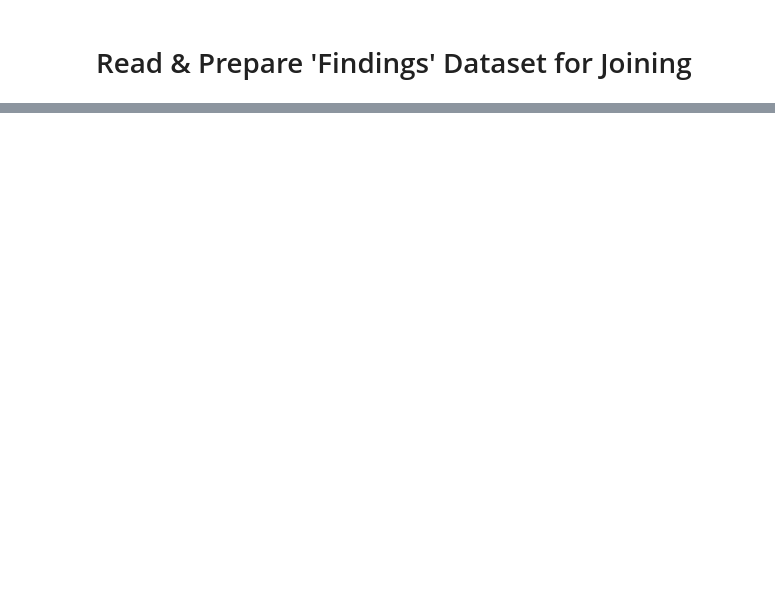
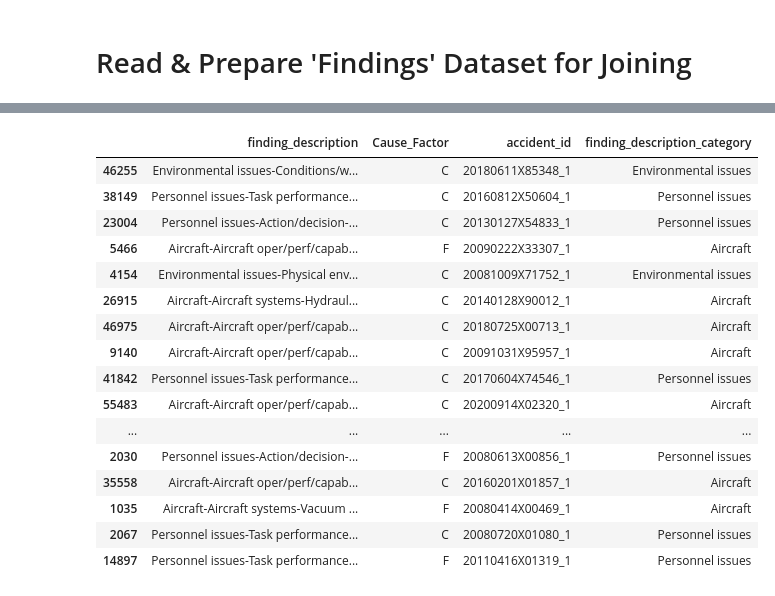
Before and after one commit to TheErdosInstitute-Summer2025-Project/aviation-project, a Jupyter notebook: jupyter-notebooks/findings_cleaning.ipynb, the cells around one changed output, grey strips where cells are left out. Drawn from its saved outputs; the diff is of its cells as text; code cells hidden in the pictures; blank space fills up the shorter version.

```diff
--- a/jupyter-notebooks/findings_cleaning.ipynb
+++ b/jupyter-notebooks/findings_cleaning.ipynb
@@ -51,0 +30,8 @@ export = pd.concat([data['accident_id'],engine_dummies],axis=1)
+# %%
+## remove blank or NaN
+indexCorF = df[ (df['Cause_Factor'] != 'C') & (df['Cause_Factor'] != 'F') ].index
+df.drop(indexCorF , inplace=True)
+
+## Set new id for each case
+df['accident_id'] = df['ev_id'].astype(str) + '_' + df['Aircraft_Key'].astype(str)
+df.drop(columns=['ev_id', 'Aircraft_Key'], inplace = True)
@@ -51,0 +58,33 @@ export = pd.concat([data['accident_id'],engine_dummies],axis=1)
+# %%
+## Remove rows with ambiguous finding description such as
+## "Not determined-Not determined-(general)-(general)-Unknown/Not determined - C"
+df = df[~df.finding_description.str.startswith('Not determined')]
+# %%
+## Finding description has its hierarchy.
+## Personnel issue includes fatigue of a person.
+## Environmental issue includes status of ground, weather condition, etc.
+## Aircraft contains fuel, engine...
+## Organizational seems regulatory factors
+## there are only four main system issue among 16k cases. I don't what this is.
+## I put only the biggest category as the finding description for simplicity.
+df['finding_description_category'] = df.finding_description.str.split('-').str[0]
+# %%
+df.sample(30)
+# %% [output]
+|  | finding_description | Cause_Factor | accident_id | finding_description_category |
+| 46255 | Environmental issues-Conditions/w... | C | 20180611X85348_1 | Environmental issues |
+| 38149 | Personnel issues-Task performance... | C | 20160812X50604_1 | Personnel issues |
+| 23004 | Personnel issues-Action/decision-... | C | 20130127X54833_1 | Personnel issues |
+| 5466 | Aircraft-Aircraft oper/perf/capab... | F | 20090222X33307_1 | Aircraft |
+| 4154 | Environmental issues-Physical env... | C | 20081009X71752_1 | Environmental issues |
+| 26915 | Aircraft-Aircraft systems-Hydraul... | C | 20140128X90012_1 | Aircraft |
+| 46975 | Aircraft-Aircraft oper/perf/capab... | C | 20180725X00713_1 | Aircraft |
+| 9140 | Aircraft-Aircraft oper/perf/capab... | C | 20091031X95957_1 | Aircraft |
+| 41842 | Personnel issues-Task performance... | C | 20170604X74546_1 | Personnel issues |
+| 55483 | Aircraft-Aircraft oper/perf/capab... | C | 20200914X02320_1 | Aircraft |
+| ... | ... | ... | ... | ... |
+| 2030 | Personnel issues-Action/decision-... | F | 20080613X00856_1 | Personnel issues |
+| 35558 | Aircraft-Aircraft oper/perf/capab... | C | 20160201X01857_1 | Aircraft |
+| 1035 | Aircraft-Aircraft systems-Vacuum ... | F | 20080414X00469_1 | Aircraft |
+| 2067 | Personnel issues-Task performance... | C | 20080720X01080_1 | Personnel issues |
+| 14897 | Personnel issues-Task performance... | F | 20110416X01319_1 | Personnel issues |
```
Also changed, not shown: parts of 14 cells of this notebook.
